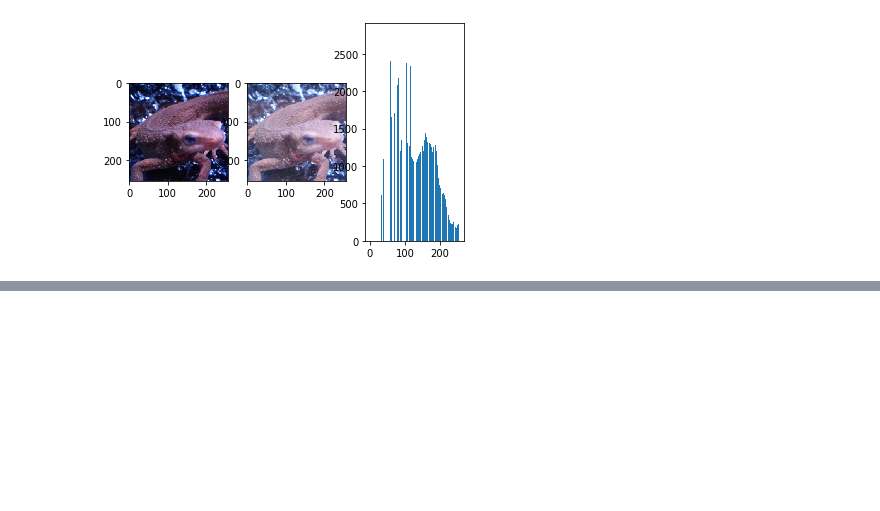
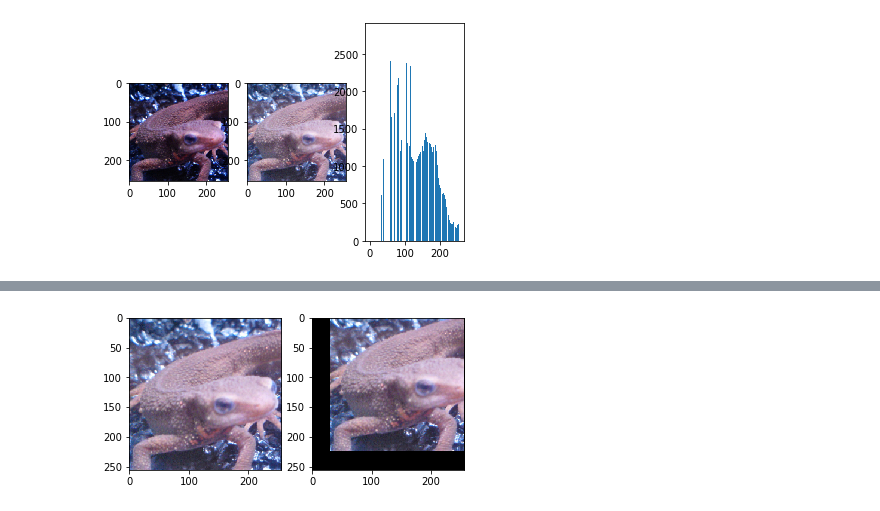
Before and after one commit to kei26/ip100, a Jupyter notebook: 21-30.ipynb, the cells around one changed output, grey strips where cells are left out. Saved outputs shown, nothing was run; the diff lists cells and outputs as text; code cells hidden in the pictures; blank space fills up the shorter version.

```diff
--- a/21-30.ipynb
+++ b/21-30.ipynb
@@ -124,0 +248,28 @@ plt.show()
+# %%
+#28
+def translation(img, tx=30, ty=-30):
+    out = np.zeros_like(img)
+    h, w, c = img.shape
+
+    w_min = np.max([tx, 0])
+    h_min = np.max([ty, 0])
+    w_max = np.min([tx+w-1, w-1])
+    h_max = np.min([ty+h-1, h-1])
+
+    out[h_min:h_max, w_min:w_max] = img[h_min-ty:h_max-ty, w_min-tx:w_max-tx]
+
+    return out
+
+
+img = cv2.imread('imori.png')
+img = img[..., ::-1]
+
+result = translation(img)
+
+plt.subplot(1, 2, 1)
+plt.imshow(img)
+plt.subplot(1, 2, 2)
+plt.imshow(result)
+plt.show()
+# %% [output]
+[figure, added]
```
Also changed, not shown: parts of 5 cells of this notebook, 32 other files.
